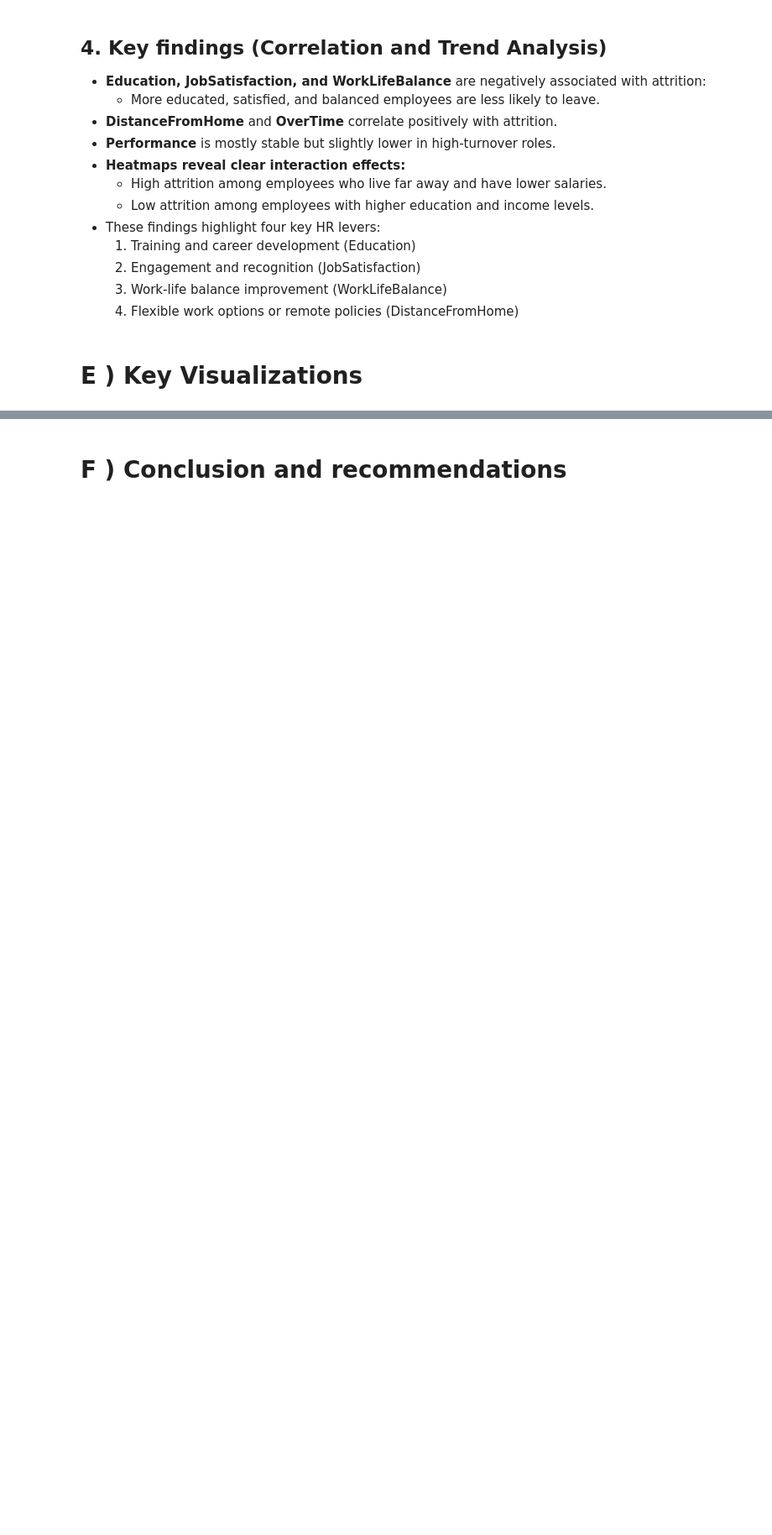
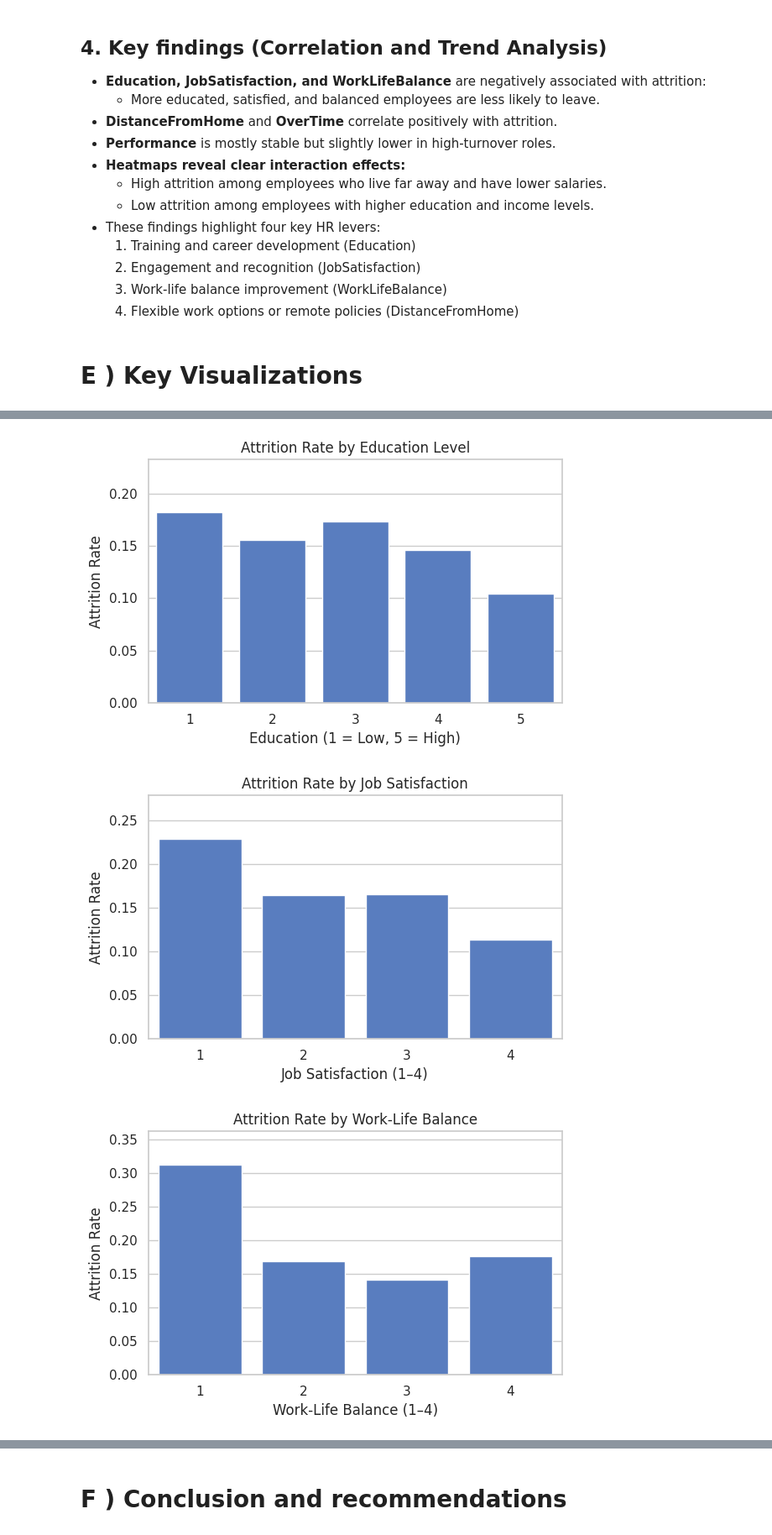
Before and after one commit to y-fares/PSTB-YCDynamics-Hackathon-1, a Jupyter notebook: yc_dynamics_hackathon1_subj3.ipynb, the cells around one changed output, grey strips where cells are left out. Shown at 84% size. Drawn from its saved outputs; the diff is of its cells as text; code cells hidden in the pictures; blank space fills up the shorter version.

```diff
--- a/yc_dynamics_hackathon1_subj3.ipynb
+++ b/yc_dynamics_hackathon1_subj3.ipynb
@@ -655,0 +695,27 @@ Attrition rate by Education and Income level:
+# %%
+def plot_attrition_rate(df, col, title, xlabel):
+    tab = (df.groupby(col)["Attrition"].mean()
+             .rename("AttritionRate")
+             .reset_index()
+             .sort_values("AttritionRate", ascending=False))
+    plt.figure(figsize=(6,4))
+    sns.barplot(data=tab, x=col, y="AttritionRate")
+    plt.title(title)
+    plt.xlabel(xlabel)
+    plt.ylabel("Attrition Rate")
+    plt.ylim(0, min(1, tab["AttritionRate"].max()+0.05))
+    plt.tight_layout()
+    plt.show()
+
+if "Education" in df.columns:
+    plot_attrition_rate(df, "Education", "Attrition Rate by Education Level", "Education (1 = Low, 5 = High)")
+
+if "JobSatisfaction" in df.columns:
+    plot_attrition_rate(df, "JobSatisfaction", "Attrition Rate by Job Satisfaction", "Job Satisfaction (1–4)")
+
+if "WorkLifeBalance" in df.columns:
+    plot_attrition_rate(df, "WorkLifeBalance", "Attrition Rate by Work-Life Balance", "Work-Life Balance (1–4)")
+# %% [output]
+[figure, added]
+[figure, added]
+[figure, added]
```
Also changed, not shown: parts of 14 cells of this notebook.
